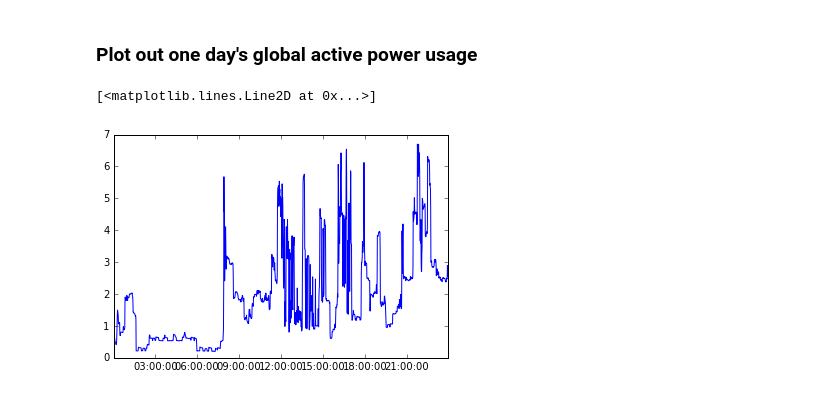
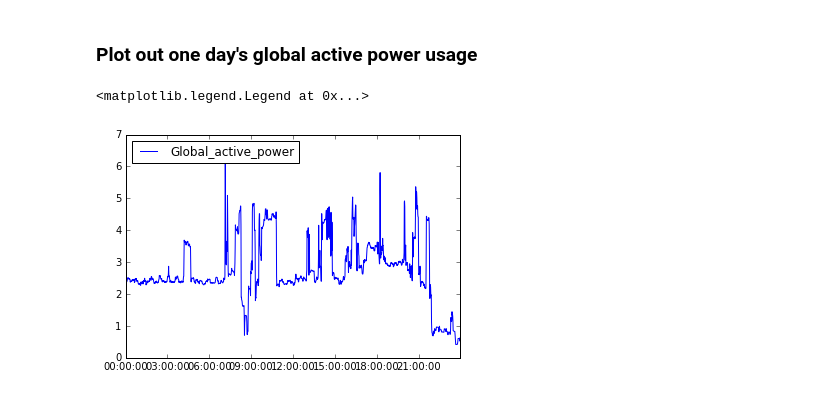
Before and after one commit to paulgariasdatasci/DataScienceProject, a Jupyter notebook: Data_science_exploration_2.ipynb, the cells around one changed output. Drawn from its saved outputs; the diff is of its cells as text; code cells hidden in the pictures.

```diff
--- a/Data_science_exploration_2.ipynb
+++ b/Data_science_exploration_2.ipynb
@@ -56,11 +56,12 @@ at 17:24:00
 # %% [markdown]
 ### Plot out one day's global active power usage
 # %%
-# This is on Boxing day of 2006
-df4 = df[ (df['Datetime'] > datetime(2006,12,25,0,0,0) )
-        &  (df['Datetime'] < datetime(2006,12,26,0,0,0) ) ]
+# This is on Christmas Day of 2006
+df4 = df[ (df['Datetime'] >= datetime(2006,12,26,0,0,0) )
+        &  (df['Datetime'] < datetime(2006,12,27,0,0,0) ) ]
 # %%
 plt.plot(df4.Datetime.tolist(), df4.Global_active_power)
+plt.legend(loc=2)
 # %% [output]
-[<matplotlib.lines.Line2D at 0x...>]
+<matplotlib.legend.Legend at 0x...>
-[figure, old version]
+[figure, new version]
```
Also changed, not shown: parts of 12 cells of this notebook, 3 other files.
